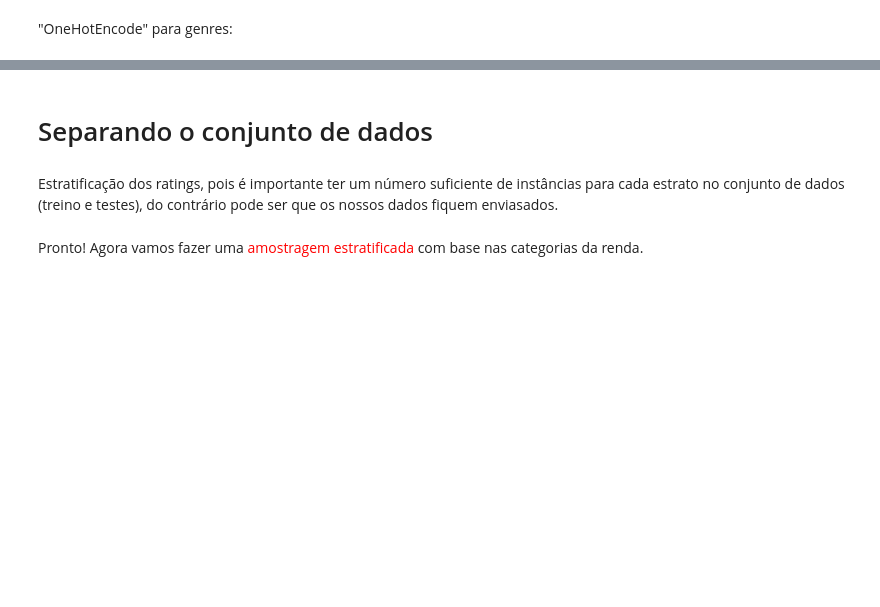
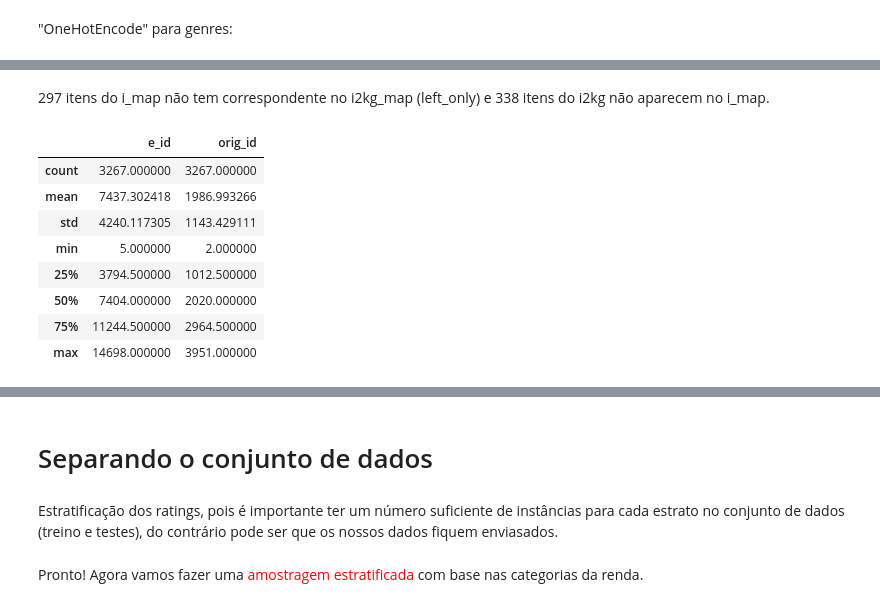
Before and after one commit to juarezsacenti/kg-summ-rec, a Jupyter notebook: AED/aed-ml1m.ipynb, the cells around one changed output, grey strips where cells are left out. Drawn from its saved outputs; the diff is of its cells as text; code cells hidden in the pictures; blank space fills up the shorter version.

```diff
--- a/AED/aed-ml1m.ipynb
+++ b/AED/aed-ml1m.ipynb
@@ -626,0 +579,16 @@ e_map.describe()
+# %% [markdown]
+297 itens do i_map não tem correspondente no i2kg_map (left_only) e 338 itens do i2kg não aparecem no i_map.
+# %%
+df = e_map.merge(i2kg_map)
+
+df.describe()
+# %% [output]
+|  | e_id | orig_id |
+| count | 3267.000000 | 3267.000000 |
+| mean | 7437.302418 | 1986.993266 |
+| std | 4240.117305 | 1143.429111 |
+| min | 5.000000 | 2.000000 |
+| 25% | 3794.500000 | 1012.500000 |
+| 50% | 7404.000000 | 2020.000000 |
+| 75% | 11244.500000 | 2964.500000 |
+| max | 14698.000000 | 3951.000000 |
```
Also changed, not shown: parts of 78 cells of this notebook, 2 other files.
